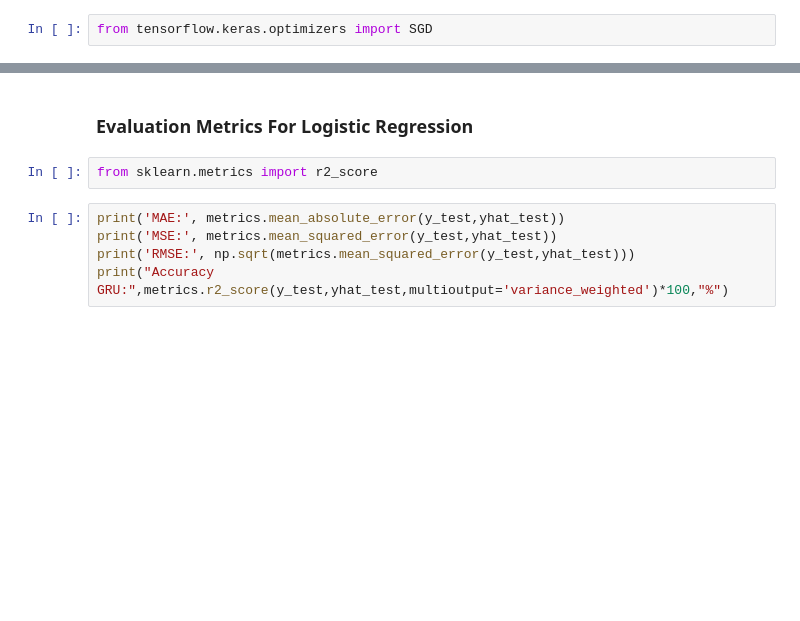
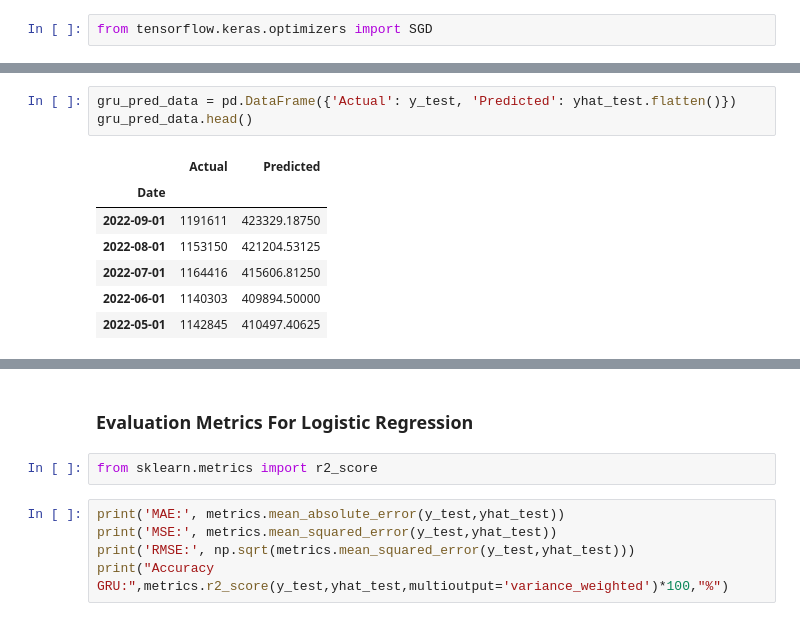
Before and after one commit to Khuks/Predicting-Aggregate-Liquidity-For-A-Central-Bank-Using-Machine-Learning-Algorithms-, a Jupyter notebook: Copy_of_Predicting_Aggregate_Liquidity.ipynb, the cells around one changed output, grey strips where cells are left out. Cells and saved outputs as stored; diff of their text form; blank space fills up the shorter version.

```diff
--- a/Copy_of_Predicting_Aggregate_Liquidity.ipynb
+++ b/Copy_of_Predicting_Aggregate_Liquidity.ipynb
@@ -790,0 +831,11 @@ array([[1.24438969e+05],
+# %%
+gru_pred_data = pd.DataFrame({'Actual': y_test, 'Predicted': yhat_test.flatten()})
+gru_pred_data.head()
+# %% [output]
+|  | Actual | Predicted |
+| Date |  |  |
+| 2022-09-01 | 1191611 | 423329.18750 |
+| 2022-08-01 | 1153150 | 421204.53125 |
+| 2022-07-01 | 1164416 | 415606.81250 |
+| 2022-06-01 | 1140303 | 409894.50000 |
+| 2022-05-01 | 1142845 | 410497.40625 |
```
Also changed, not shown: parts of 45 cells of this notebook.
